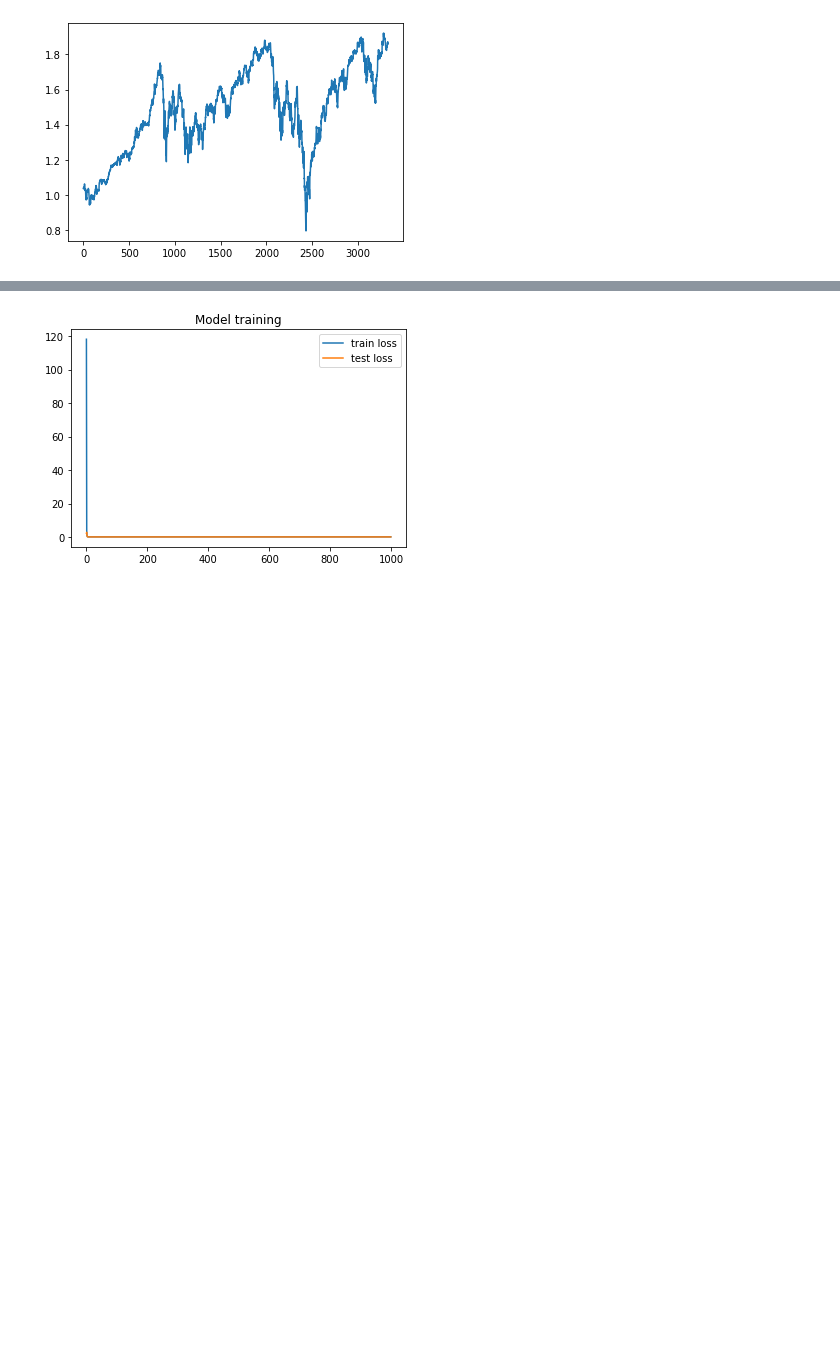
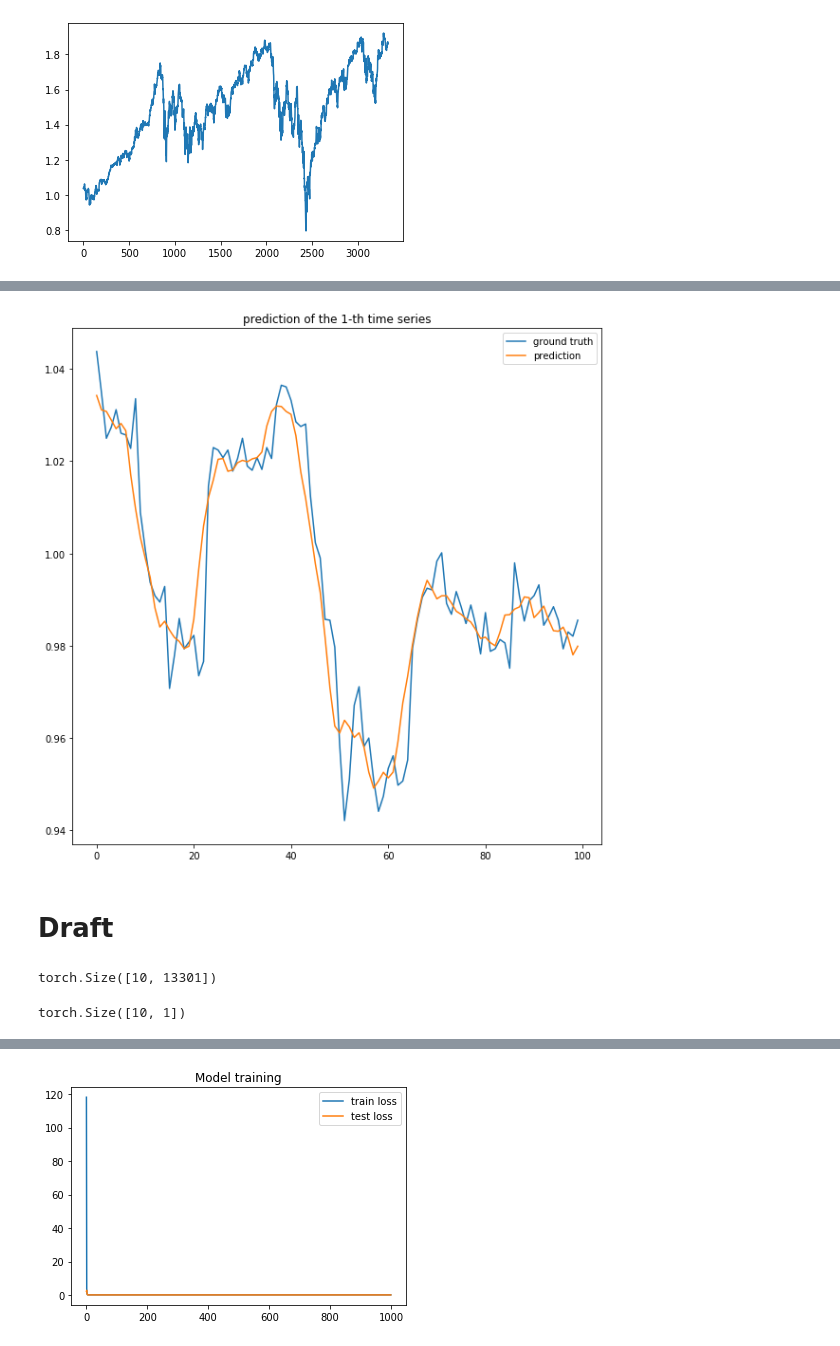
Before and after one commit to KennethThNg/Semester-project-dynamical-system-learning, a Jupyter notebook: time_series_forecast.ipynb, the cells around one changed output, grey strips where cells are left out. Drawn from its saved outputs; the diff is of its cells as text; code cells hidden in the pictures; blank space fills up the shorter version.

```diff
--- a/time_series_forecast.ipynb
+++ b/time_series_forecast.ipynb
@@ -126,0 +171,21 @@ test_target = torch.FloatTensor(test_set[1:]).unsqueeze(1)
+# %%
+in_dim = 10
+out_dim = 10
+hid_dim = 3
+model = NeuralNetModel(input_dim=in_dim, hidden_dim=hid_dim, output_dim=out_dim)
+# %%
+loss_fn = nn.MSELoss()
+optimizer = optim.Adagrad(model.parameters(), lr=1e-2)
+n_epoch = 1000
+train_losses = []
+test_losses = []
+# %%
+for epoch in range(n_epoch):
+    model.train()
+    train_loss,_ = train_model(model, train_x, train_y, loss_fn, optimizer, batch_size=10)
+    train_losses.append(train_loss)
+    model.eval()
+    test_loss,_ = test_model(model, test_x, test_y, loss_fn, batch_size=10)
+    test_losses.append(test_loss)
+    if epoch%10 == 0:
+        print('Epoch:', epoch+1, ', train_loss:', train_loss, ', test_loss:', test_loss)
@@ -126,0 +210,15 @@ test_target = torch.FloatTensor(test_set[1:]).unsqueeze(1)
+# %%
+prediction = model(test_x)
+# %%
+n=1
+k=10
+plt.figure(figsize=(10,10))
+plt.plot(test_y[k:(k+100),n].numpy(), label='ground truth');
+plt.plot(prediction[k:(k+100),n].detach().numpy(), label='prediction')
+plt.legend()
+plt.title('prediction of the ' + str(n) +'-th time series')
+plt.show()
+# %% [output]
+[figure, added]
+# %% [markdown]
+# Draft
@@ -126,0 +229,8 @@ test_target = torch.FloatTensor(test_set[1:]).unsqueeze(1)
+# %%
+train_x.shape
+# %% [output]
+torch.Size([10, 13301])
+# %%
+train_input[13300:13310].shape
+# %% [output]
+torch.Size([10, 1])
```
Also changed, not shown: parts of 51 cells of this notebook, 1 other file.
